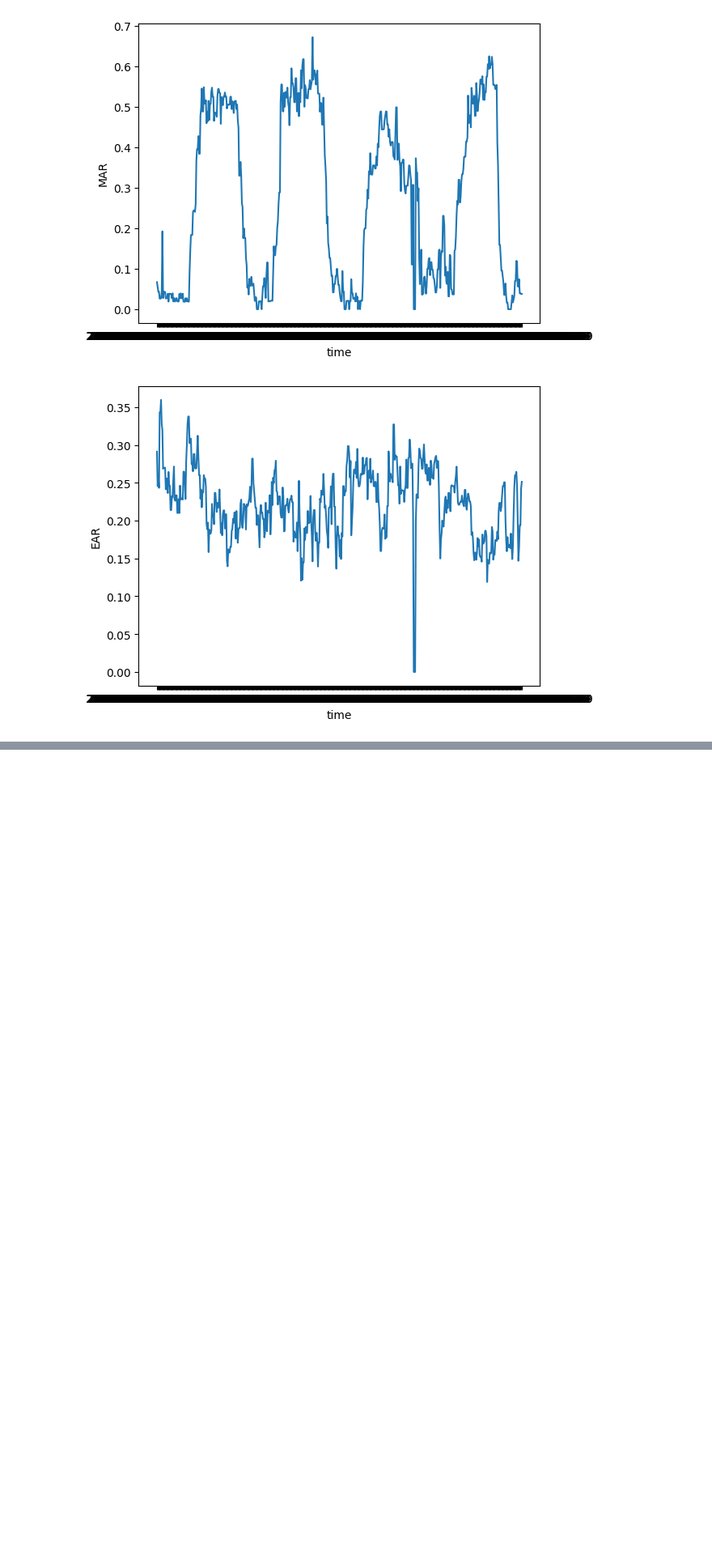
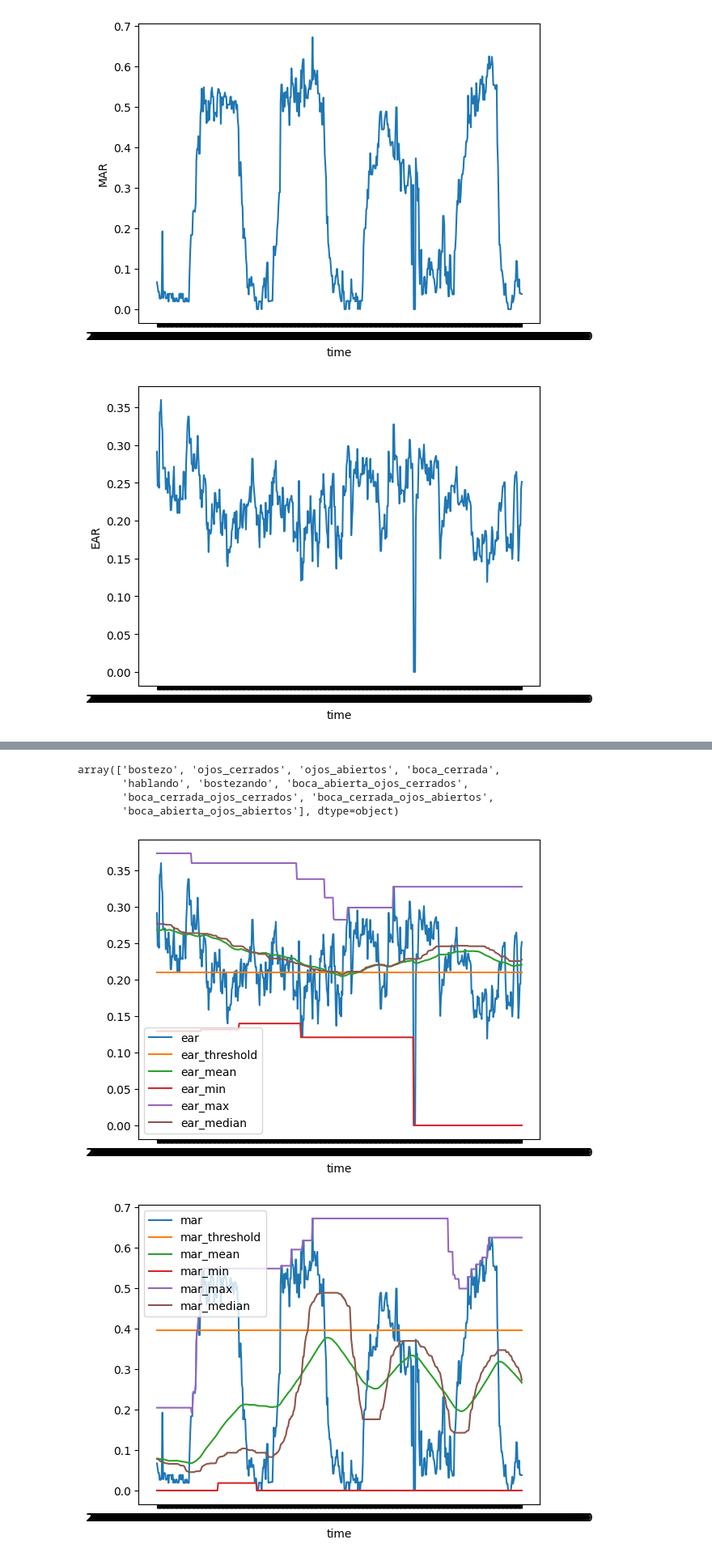
Before and after one commit to lucastrubiano/PFE_Mecatronica_Guarise_Trubiano, a Jupyter notebook: pruebas/pandas_cluster_features.ipynb, the cells around one changed output, grey strips where cells are left out. Shown at 81% size. Saved outputs shown, nothing was run; the diff lists cells and outputs as text; code cells hidden in the pictures; blank space fills up the shorter version.

```diff
--- a/pruebas/pandas_cluster_features.ipynb
+++ b/pruebas/pandas_cluster_features.ipynb
@@ -106,3 +101,23 @@ plt.show()
 # %% [output]
 [figure]
 [figure]
+# %%
+# Filter only the category like "boca_xxx_ojos_xxx"
+df_filtered = df[df['category'].str.contains('boca_') & df['category'].str.contains('_ojos_')]
+
+# Calculate the THRESHOLD for EAR and MAR to optimize the classification
+# We will use the mean of the "ojos_cerrados" and "ojos_abiertos" categories
+# and the mean of the "boca_abierta" and "boca_cerrada" categories
+ear_threshold = (df_filtered[df_filtered['category'].str.contains('ojos_cerrados')]['ear'].mean() + df_filtered[df_filtered['category'].str.contains('ojos_abiertos')]['ear'].mean()) / 2
+mar_threshold = (df_filtered[df_filtered['category'].str.contains('boca_abierta')]['mar'].mean() + df_filtered[df_filtered['category'].str.contains('boca_cerrada')]['mar'].mean()) / 2
+
+print("EAR threshold: ", ear_threshold)
+print("MAR threshold: ", mar_threshold)
+
+# Contando todo
+# EAR threshold:  0.21733906173899536
+# MAR threshold:  0.3988620258294028
+
+# Filtrando datos
+# EAR threshold:  0.20950204295557165
+# MAR threshold:  0.39596885286034145
@@ -108,0 +183,41 @@ plt.show()
+# %%
+category_list
+# %% [output]
+array(['bostezo', 'ojos_cerrados', 'ojos_abiertos', 'boca_cerrada',
+       'hablando', 'bostezando', 'boca_abierta_ojos_cerrados',
+       'boca_cerrada_ojos_cerrados', 'boca_cerrada_ojos_abiertos',
+       'boca_abierta_ojos_abiertos'], dtype=object)
+# %%
+# Plot features vs time for category
+category = "bostezando"
+plt.plot(df[df['category'] == category]['timestamp'], df[df['category'] == category]['ear'], label='ear')
+plt.plot(df[df['category'] == category]['timestamp'], df[df['category'] == category]['ear_threshold'], label='ear_threshold')
+plt.plot(df[df['category'] == category]['timestamp'], df[df['category'] == category]['ear_mean'], label='ear_mean')
+plt.plot(df[df['category'] == category]['timestamp'], df[df['category'] == category]['ear_min'], label='ear_min')
+plt.plot(df[df['category'] == category]['timestamp'], df[df['category'] == category]['ear_max'], label='ear_max')
+# plt.plot(df[df['category'] == category]['timestamp'], df[df['category'] == category]['ear_std'], label='ear_std')
+plt.plot(df[df['category'] == category]['timestamp'], df[df['category'] == category]['ear_median'], label='ear_median')
+# plt.plot(df[df['category'] == category]['timestamp'], df[df['category'] == category]['ear_var'], label='ear_var')
+# plt.plot(df[df['category'] == category]['timestamp'], df[df['category'] == category]['ear_skew'], label='ear_skew')
+# plt.plot(df[df['category'] == category]['timestamp'], df[df['category'] == category]['ear_kurt'], label='ear_kurt')
+plt.xlabel('time')
+plt.legend()
+plt.show()
+
+
+plt.plot(df[df['category'] == category]['timestamp'], df[df['category'] == category]['mar'], label='mar')
+plt.plot(df[df['category'] == category]['timestamp'], df[df['category'] == category]['mar_threshold'], label='mar_threshold')
+plt.plot(df[df['category'] == category]['timestamp'], df[df['category'] == category]['mar_mean'], label='mar_mean')
+plt.plot(df[df['category'] == category]['timestamp'], df[df['category'] == category]['mar_min'], label='mar_min')
+plt.plot(df[df['category'] == category]['timestamp'], df[df['category'] == category]['mar_max'], label='mar_max')
+# plt.plot(df[df['category'] == category]['timestamp'], df[df['category'] == category]['mar_std'], label='mar_std')
+plt.plot(df[df['category'] == category]['timestamp'], df[df['category'] == category]['mar_median'], label='mar_median')
+# plt.plot(df[df['category'] == category]['timestamp'], df[df['category'] == category]['mar_var'], label='mar_var')
+# plt.plot(df[df['category'] == category]['timestamp'], df[df['category'] == category]['mar_skew'], label='mar_skew')
+# plt.plot(df[df['category'] == category]['timestamp'], df[df['category'] == category]['mar_kurt'], label='mar_kurt')
+plt.xlabel('time')
+plt.legend()
+plt.show()
+# %% [output]
+[figure, added]
+[figure, added]
```
Also changed, not shown: parts of 3 cells of this notebook.
